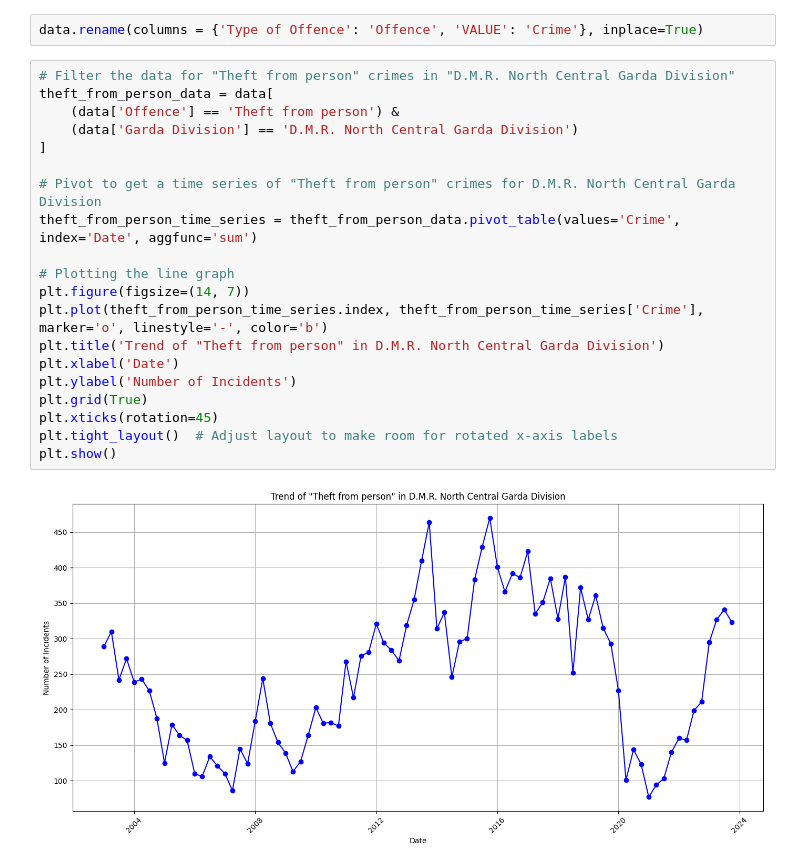
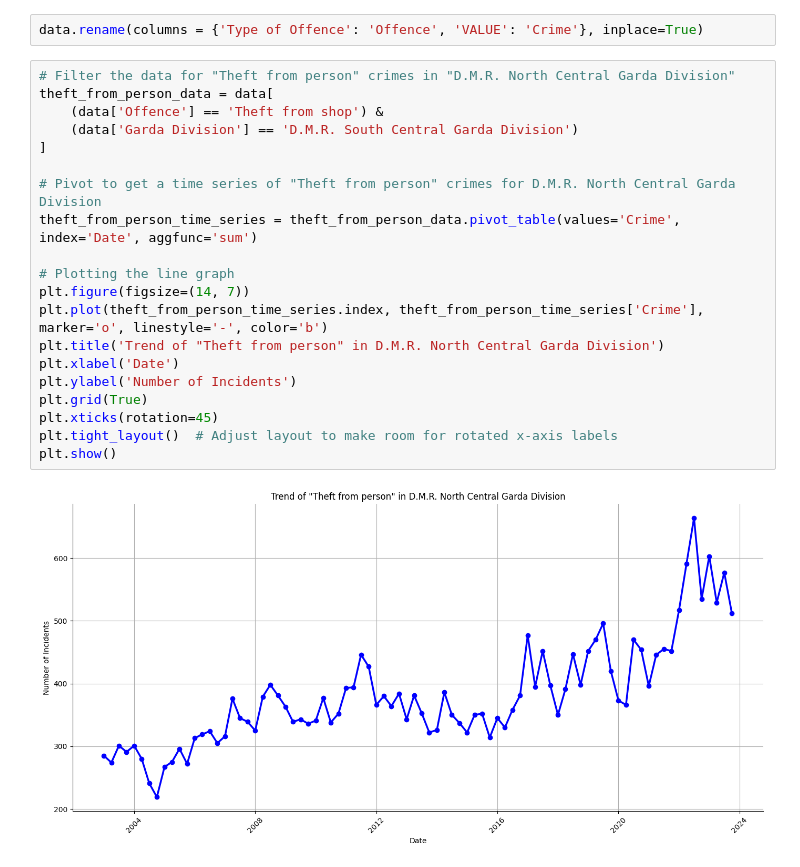
Before and after one commit to caio-moliveira/crime-prediction-using-forecasting-models, a Jupyter notebook: Exponential Smoothing.ipynb, the cells around one changed output. Cells and saved outputs as stored; diff of their text form.

```diff
--- a/Exponential Smoothing.ipynb
+++ b/Exponential Smoothing.ipynb
@@ -52,25 +57,25 @@ data.rename(columns = {'Type of Offence': 'Offence', 'VALUE': 'Crime'}, inplace=
 # %%
 # Filter the data for "Theft from person" crimes in "D.M.R. North Central Garda Division"
 theft_from_person_data = data[
-    (data['Offence'] == 'Theft from person') &
-    (data['Garda Division'] == 'D.M.R. North Central Garda Division')
+    (data['Offence'] == 'Theft from shop') &
+    (data['Garda Division'] == 'D.M.R. South Central Garda Division')
 ]
 
 # Pivot to get a time series of "Theft from person" crimes for D.M.R. North Central Garda Division
 theft_from_person_time_series = theft_from_person_data.pivot_table(values='Crime', index='Date', aggfunc='sum')
 
 # Plotting the line graph
 plt.figure(figsize=(14, 7))
 plt.plot(theft_from_person_time_series.index, theft_from_person_time_series['Crime'], marker='o', linestyle='-', color='b')
 plt.title('Trend of "Theft from person" in D.M.R. North Central Garda Division')
 plt.xlabel('Date')
 plt.ylabel('Number of Incidents')
 plt.grid(True)
 plt.xticks(rotation=45)
 plt.tight_layout()  # Adjust layout to make room for rotated x-axis labels
 plt.show()
 # %% [output]
-[figure, old version]
+[figure, new version]
 # %%
 theft_from_person_data
 # %% [output]
```
Also changed, not shown: parts of 22 cells of this notebook, 10 other files.
